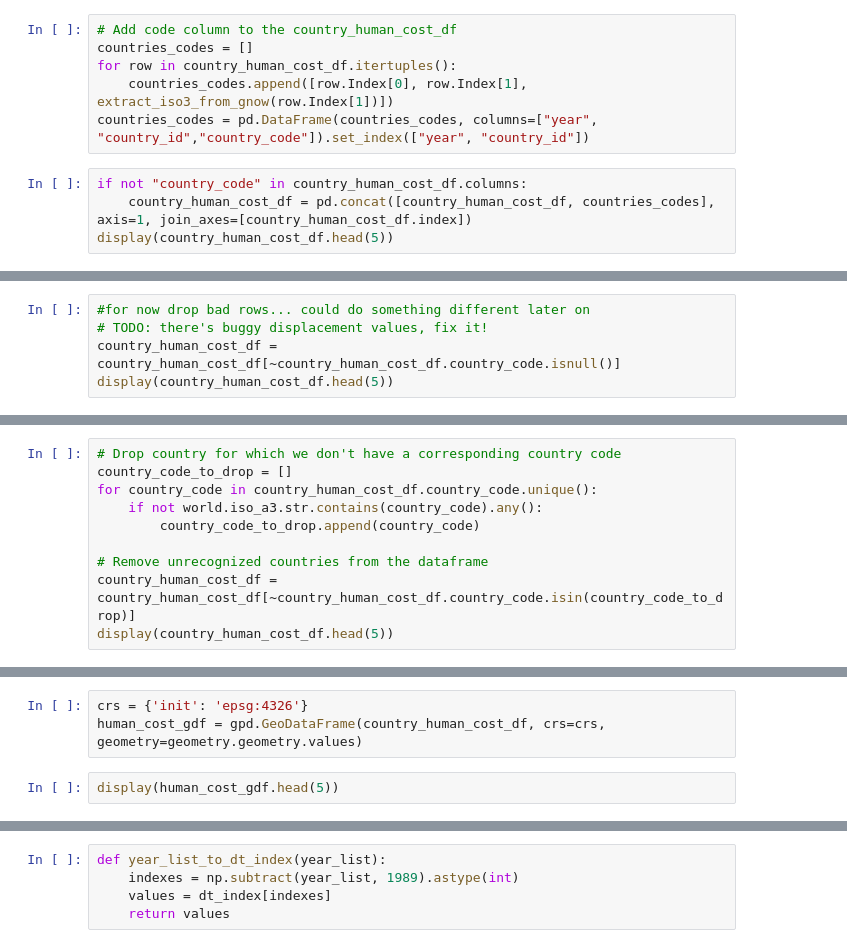
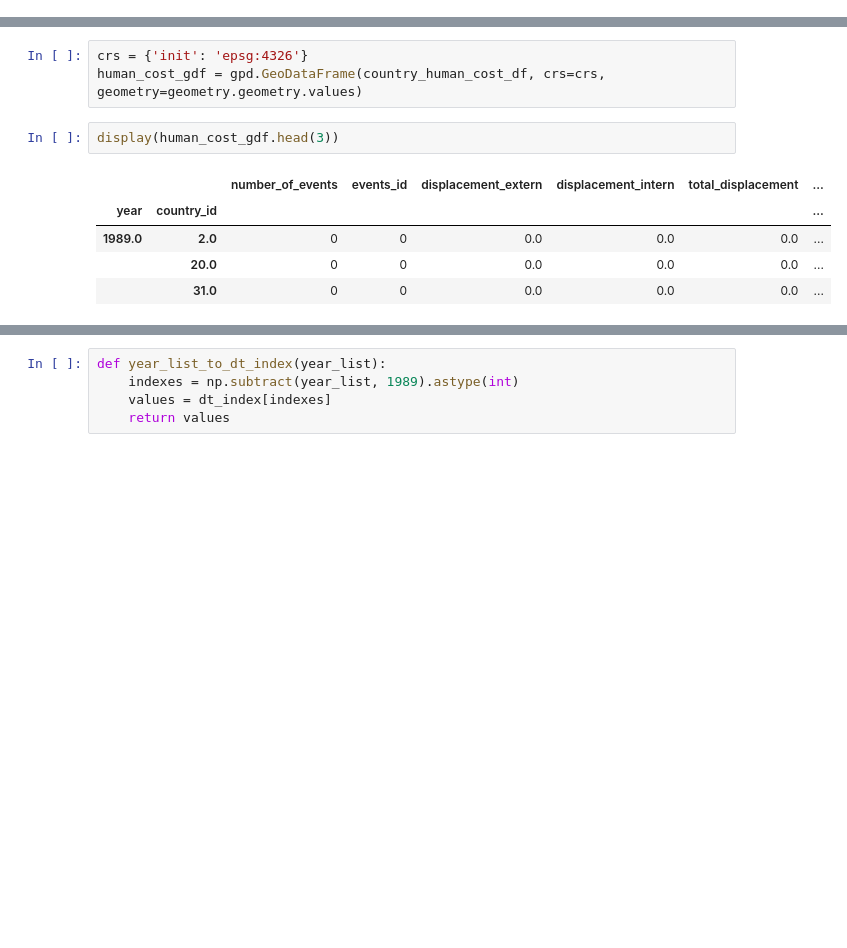
Before and after one commit to vincenzobaz/VBTALL-ADA2017, a Jupyter notebook: Project/notebook_map.ipynb, the cells around one changed output, grey strips where cells are left out. Cells and saved outputs as stored; diff of their text form; blank space fills up the shorter version.

```diff
--- a/Project/notebook_map.ipynb
+++ b/Project/notebook_map.ipynb
@@ -262,10 +205,0 @@ display(countries_list.head(5))
-# %%
-# Add code column to the country_human_cost_df
-countries_codes = []
-for row in country_human_cost_df.itertuples():
-    countries_codes.append([row.Index[0], row.Index[1], extract_iso3_from_gnow(row.Index[1])])
-countries_codes = pd.DataFrame(countries_codes, columns=["year", "country_id","country_code"]).set_index(["year", "country_id"])
-# %%
-if not "country_code" in country_human_cost_df.columns:
-    country_human_cost_df = pd.concat([country_human_cost_df, countries_codes], axis=1, join_axes=[country_human_cost_df.index])
-display(country_human_cost_df.head(5))
@@ -280,5 +205,0 @@ display(country_human_cost_df.head(5))
-# %%
-#for now drop bad rows... could do something different later on
-# TODO: there's buggy displacement values, fix it!
-country_human_cost_df = country_human_cost_df[~country_human_cost_df.country_code.isnull()]
-display(country_human_cost_df.head(5))
@@ -301,13 +217,3 @@ world.head(5)
-# %%
-# Drop country for which we don't have a corresponding country code
-country_code_to_drop = []
-for country_code in country_human_cost_df.country_code.unique():
-    if not world.iso_a3.str.contains(country_code).any():
-        country_code_to_drop.append(country_code)
-
-# Remove unrecognized countries from the dataframe
-country_human_cost_df = country_human_cost_df[~country_human_cost_df.country_code.isin(country_code_to_drop)]
-display(country_human_cost_df.head(5))
 # %%
 indexed_world = world.set_index(["iso_a3"])
 display(indexed_world.head(5))
@@ -324,5 +245,11 @@ geometry = geometry.set_index(["year", "country_id"])
 crs = {'init': 'epsg:4326'}
 human_cost_gdf = gpd.GeoDataFrame(country_human_cost_df, crs=crs, geometry=geometry.geometry.values)
 # %%
-display(human_cost_gdf.head(5))
+display(human_cost_gdf.head(3))
+# %% [output]
+|  |  | number_of_events | events_id | displacement_extern | displacement_intern | total_displacement | ... |
+| year | country_id |  |  |  |  |  | ... |
+| 1989.0 | 2.0 | 0 | 0 | 0.0 | 0.0 | 0.0 | ... |
+|  | 20.0 | 0 | 0 | 0.0 | 0.0 | 0.0 | ... |
+|  | 31.0 | 0 | 0 | 0.0 | 0.0 | 0.0 | ... |
 # %%
```
Also changed, not shown: parts of 41 cells of this notebook, 31 other files.
